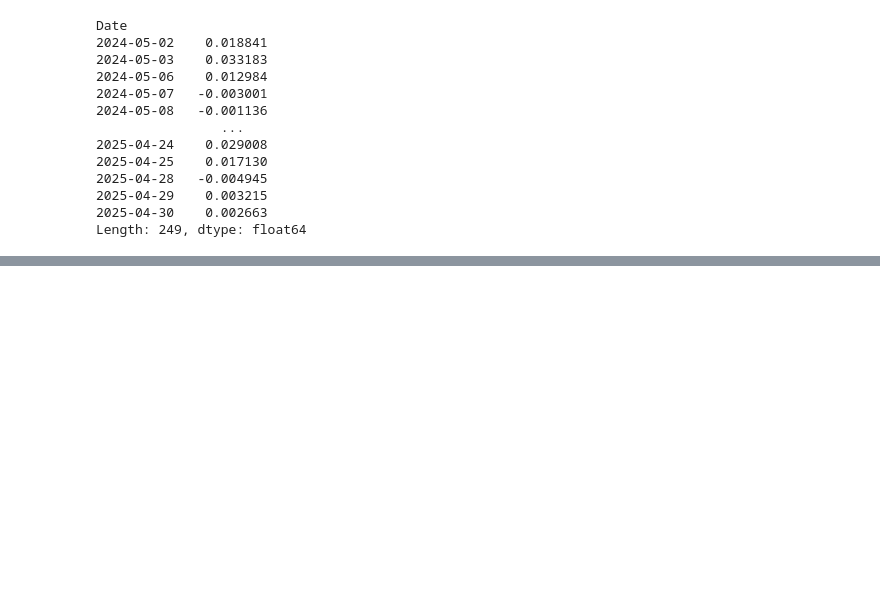
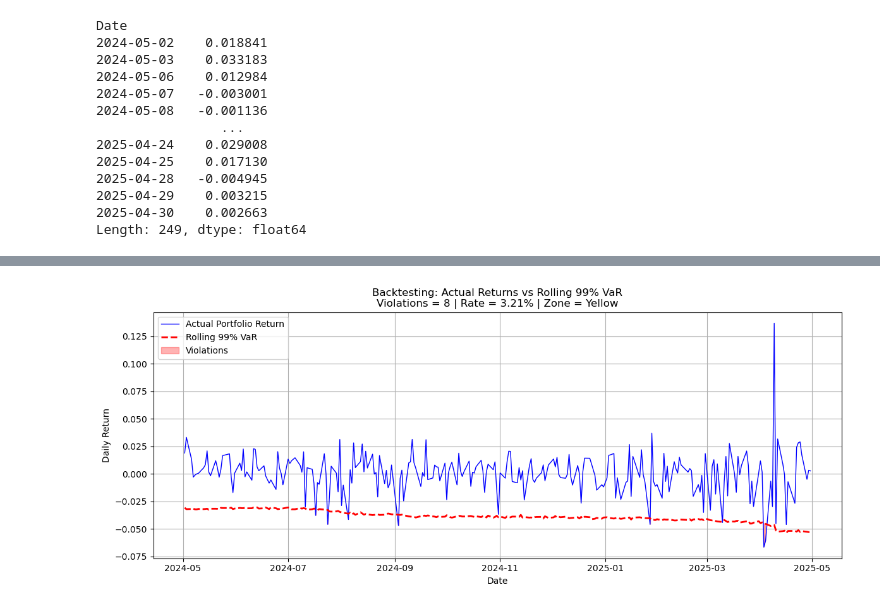
Before and after one commit to Chengyueminga/MarketRisk_VaR, a Jupyter notebook: Beta-Based Risk Factor VaR Simulation for Basel III Backtesting .ipynb, the cells around one changed output, grey strips where cells are left out. Drawn from its saved outputs; the diff is of its cells as text; code cells hidden in the pictures; blank space fills up the shorter version.

Commit message:
Add files via upload
to add rolling backtesting

```diff
--- a/Beta-Based Risk Factor VaR Simulation for Basel III Backtesting .ipynb
+++ b/Beta-Based Risk Factor VaR Simulation for Basel III Backtesting .ipynb
@@ -479,0 +583,41 @@ Markdown(f"""
+# %%
+##Total means to add all the data from start to end, for rolling backest
+##All means to add all the tickers in risk factor simulation
+
+Price_Total_All = get_price_data(All_Tickers, start, end)
+Price_Total_All = get_price_data(All_Tickers, start, end)
+Log_Total_R = compute_log_returns(Price_Total_All)
+# %%
+rolling_var = generate_rolling_VaR_series(Log_Total_R, PortfolioBeta,test_start, test_end)
+# %%
+# Ensure rolling VaR and portfolio return are aligned on dates
+aligned_index = rolling_var.index.intersection(test_P_return.index)
+
+rolling_var = rolling_var.loc[aligned_index]
+test_P_return_aligned = test_P_return.loc[aligned_index]
+
+x = test_P_return.loc[rolling_var.index].index
+y = test_P_return.loc[rolling_var.index].values.astype("float64")
+y2 = rolling_var.values
+mask = y < y2
+
+
+result = backtest_VaR(test_P_return.loc[rolling_var.index], rolling_var)
+
+
+plt.figure(figsize=(12, 5))
+plt.plot(x, y, label="Actual Portfolio Return", color="blue", linewidth=1)
+plt.plot(x, y2, color="red", linestyle="--", linewidth=2, label="Rolling 99% VaR")
+plt.fill_between(x, y, y2, where=mask, color='red', alpha=0.3, label="Violations")
+
+plt.title(f"Backtesting: Actual Returns vs Rolling 99% VaR\n"
+          f"Violations = {result['violations']} | "
+          f"Rate = {result['rate']:.2%} | Zone = {result['zone']}")
+plt.xlabel("Date")
+plt.ylabel("Daily Return")
+plt.legend()
+plt.grid(True)
+plt.tight_layout()
+plt.show()
+# %% [output]
+[figure, added]
```
Also changed, not shown: parts of 20 cells of this notebook.
